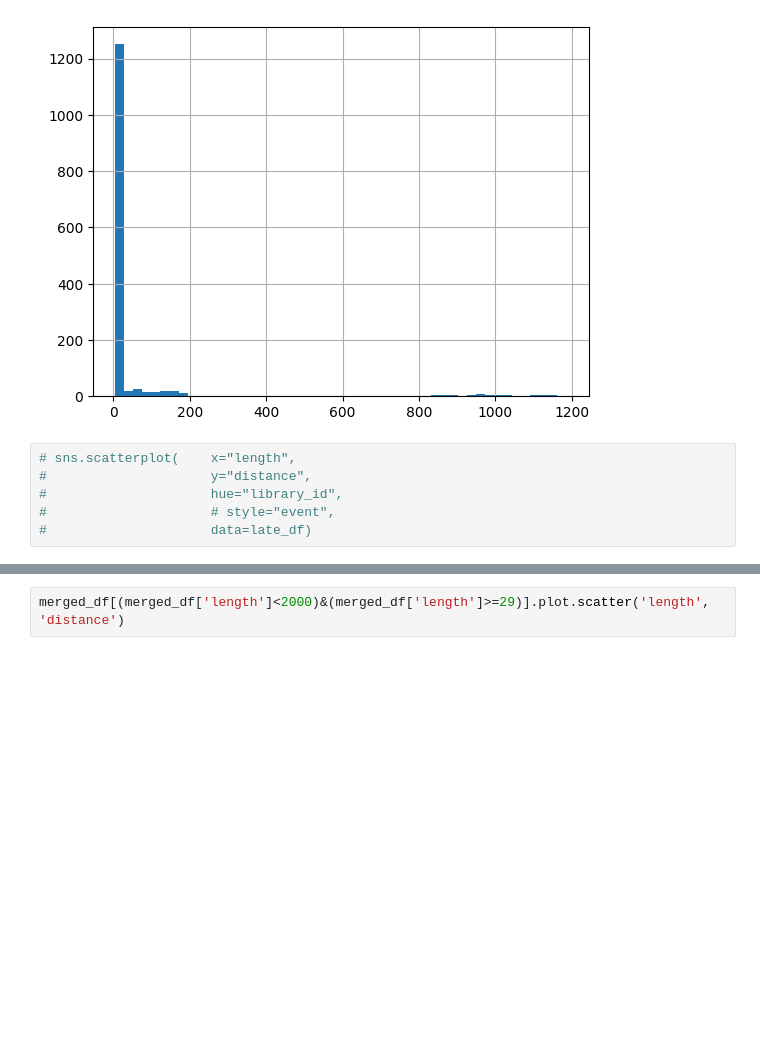
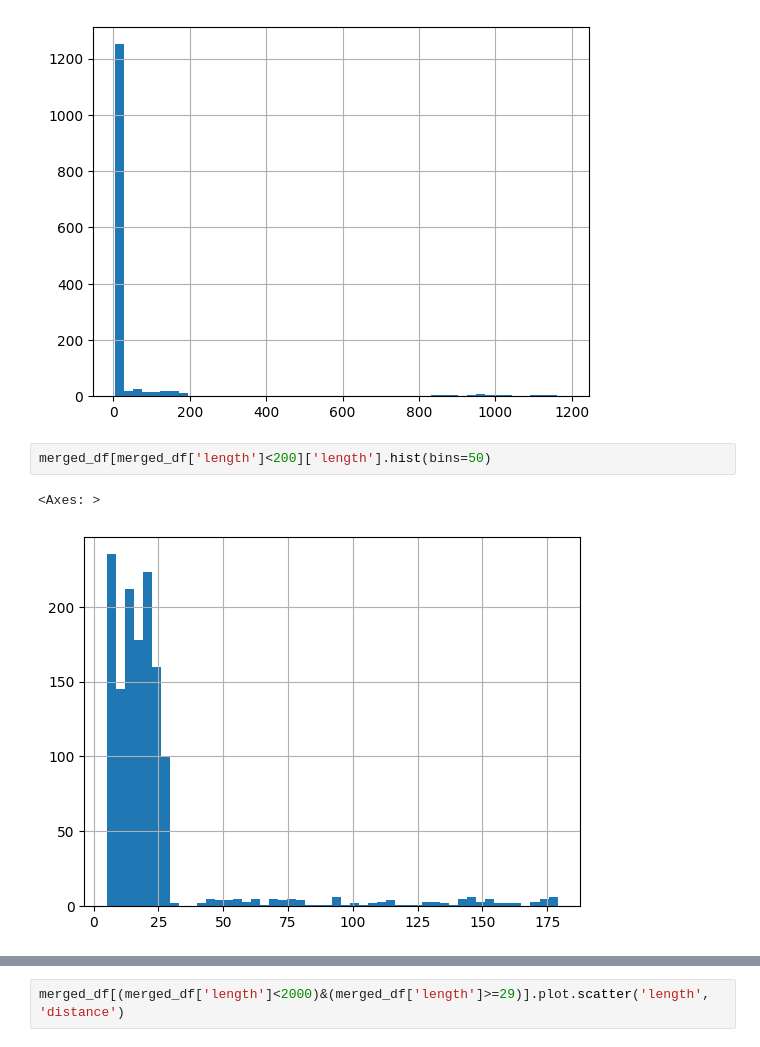
Before and after one commit to homoludens/library_example, a Jupyter notebook: library_eda.ipynb, the cells around one changed output, grey strips where cells are left out. Saved outputs shown, nothing was run; the diff lists cells and outputs as text; blank space fills up the shorter version.

```diff
--- a/library_eda.ipynb
+++ b/library_eda.ipynb
@@ -790,9 +795,8 @@ merged_df['length'].hist(bins=50)
 # %% [output]
 <Axes: >
 [figure]
-# %%
-# sns.scatterplot(    x="length",
-#                     y="distance",
-#                     hue="library_id",
-#                     # style="event",
-#                     data=late_df)
+# %%
+merged_df[merged_df['length']<200]['length'].hist(bins=50)
+# %% [output]
+<Axes: >
+[figure, added]
```
Also changed, not shown: parts of 28 cells of this notebook, 1 other file.
